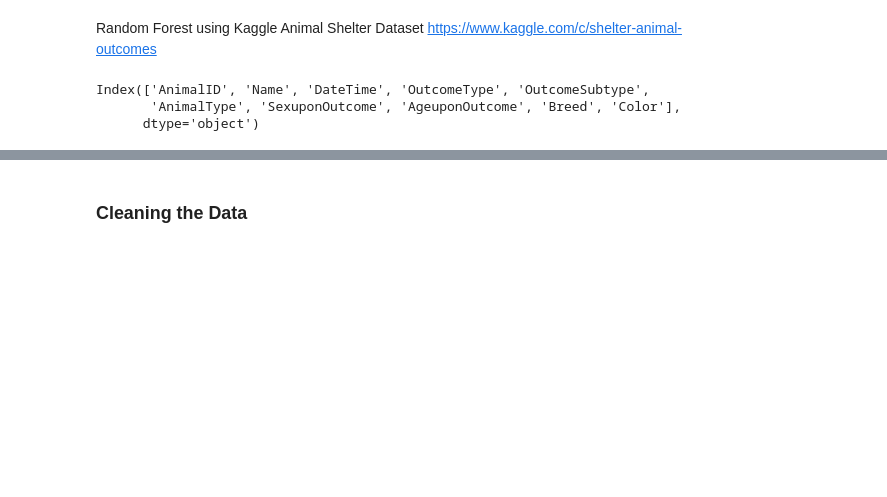
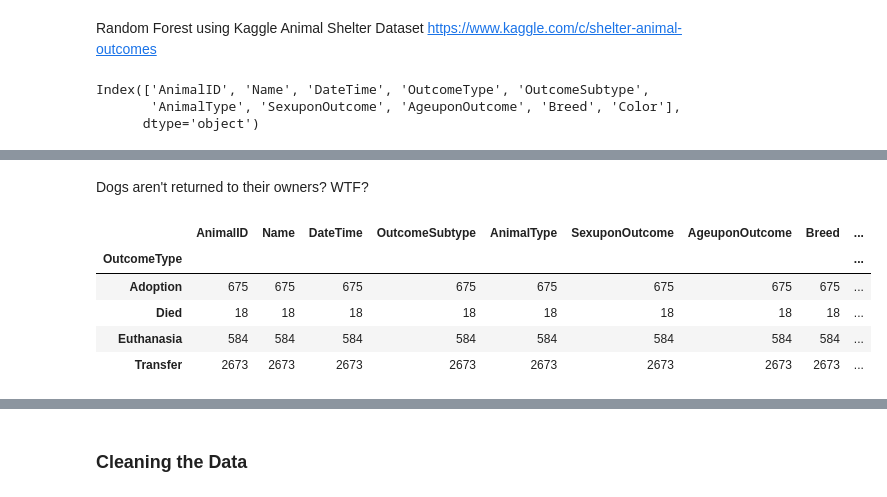
Before and after one commit to ToferC/python-machine-learning, a Jupyter notebook: Random Forest Animal Shelter V2.ipynb, the cells around one changed output, grey strips where cells are left out. Drawn from its saved outputs; the diff is of its cells as text; code cells hidden in the pictures; blank space fills up the shorter version.

```diff
--- a/Random Forest Animal Shelter V2.ipynb
+++ b/Random Forest Animal Shelter V2.ipynb
@@ -31,0 +60,12 @@ outcomes = train_df.OutcomeType.unique()
+# %% [markdown]
+Dogs aren't returned to their owners? WTF?
+# %%
+counts = train_dogs.groupby('OutcomeType').count()
+counts
+# %% [output]
+|  | AnimalID | Name | DateTime | OutcomeSubtype | AnimalType | SexuponOutcome | AgeuponOutcome | Breed | ... |
+| OutcomeType |  |  |  |  |  |  |  |  | ... |
+| Adoption | 675 | 675 | 675 | 675 | 675 | 675 | 675 | 675 | ... |
+| Died | 18 | 18 | 18 | 18 | 18 | 18 | 18 | 18 | ... |
+| Euthanasia | 584 | 584 | 584 | 584 | 584 | 584 | 584 | 584 | ... |
+| Transfer | 2673 | 2673 | 2673 | 2673 | 2673 | 2673 | 2673 | 2673 | ... |
```
Also changed, not shown: parts of 90 cells of this notebook.
